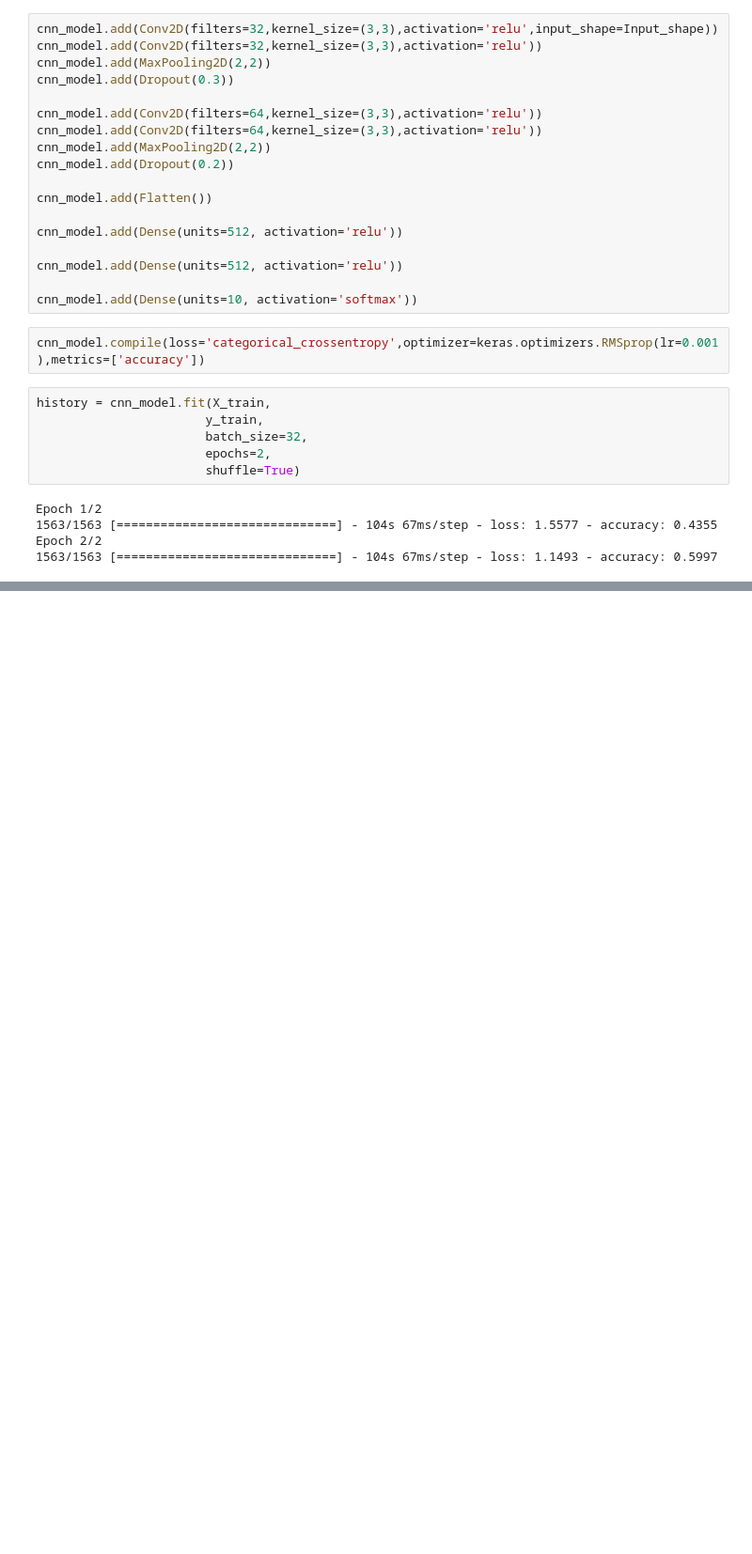
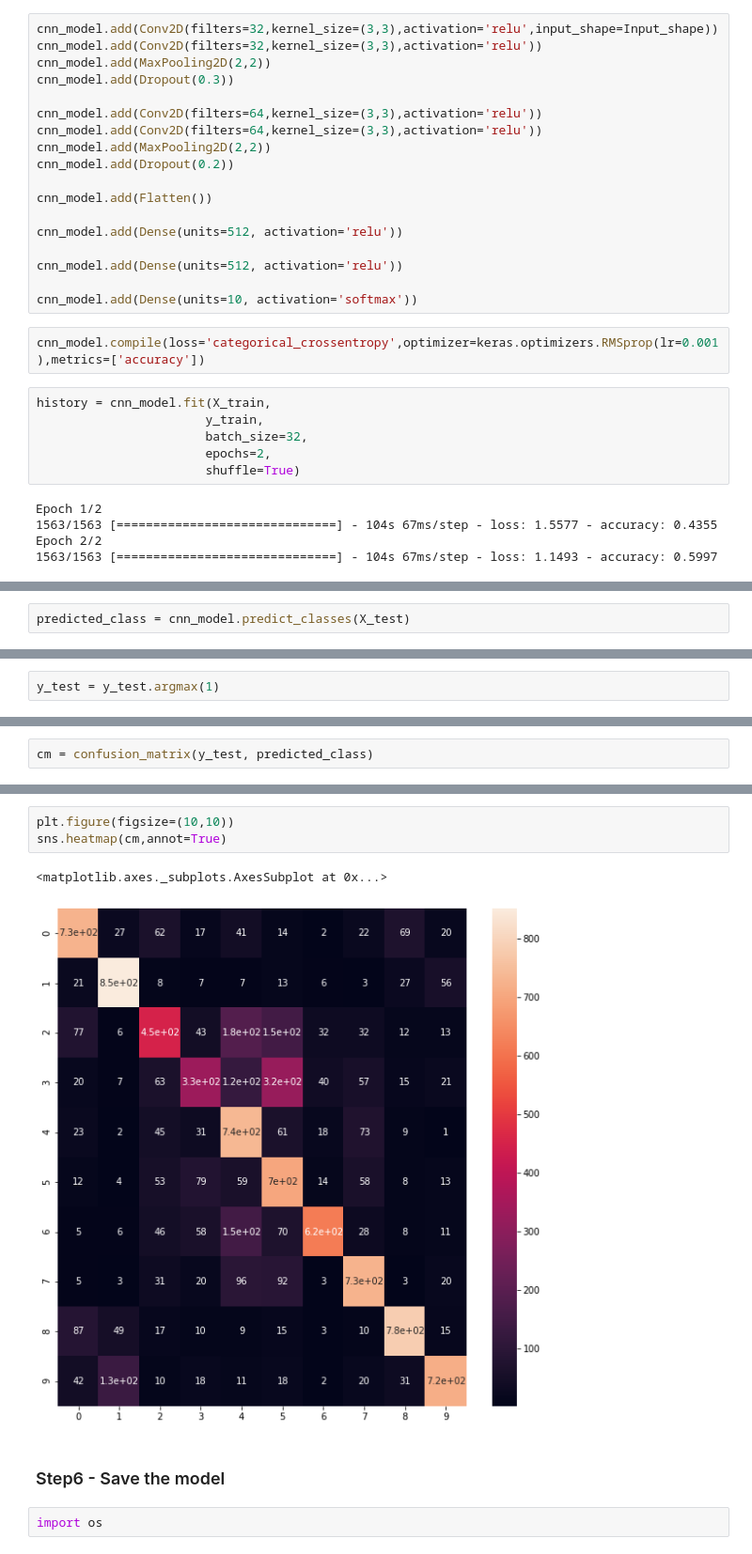
Before and after one commit to sukesh-reddy/Classifying-Images-CIFAR-10-Using-CNN-s, a Jupyter notebook: CNN's.ipynb, the cells around one changed output, grey strips where cells are left out. Shown at 94% size. Drawn from its saved outputs; the diff is of its cells as text; blank space fills up the shorter version.

```diff
--- a/CNN's.ipynb
+++ b/CNN's.ipynb
@@ -194,0 +203,2 @@ Epoch 2/2
+# %%
+predicted_class = cnn_model.predict_classes(X_test)
@@ -194,0 +213,2 @@ Epoch 2/2
+# %%
+y_test = y_test.argmax(1)
@@ -194,0 +236,2 @@ Epoch 2/2
+# %%
+cm = confusion_matrix(y_test, predicted_class)
@@ -194,0 +251,10 @@ Epoch 2/2
+# %%
+plt.figure(figsize=(10,10))
+sns.heatmap(cm,annot=True)
+# %% [output]
+<matplotlib.axes._subplots.AxesSubplot at 0x...>
+[figure, added]
+# %% [markdown]
+### Step6 - Save the model
+# %%
+import os
```
Also changed, not shown: parts of 9 cells of this notebook, 1 other file.
